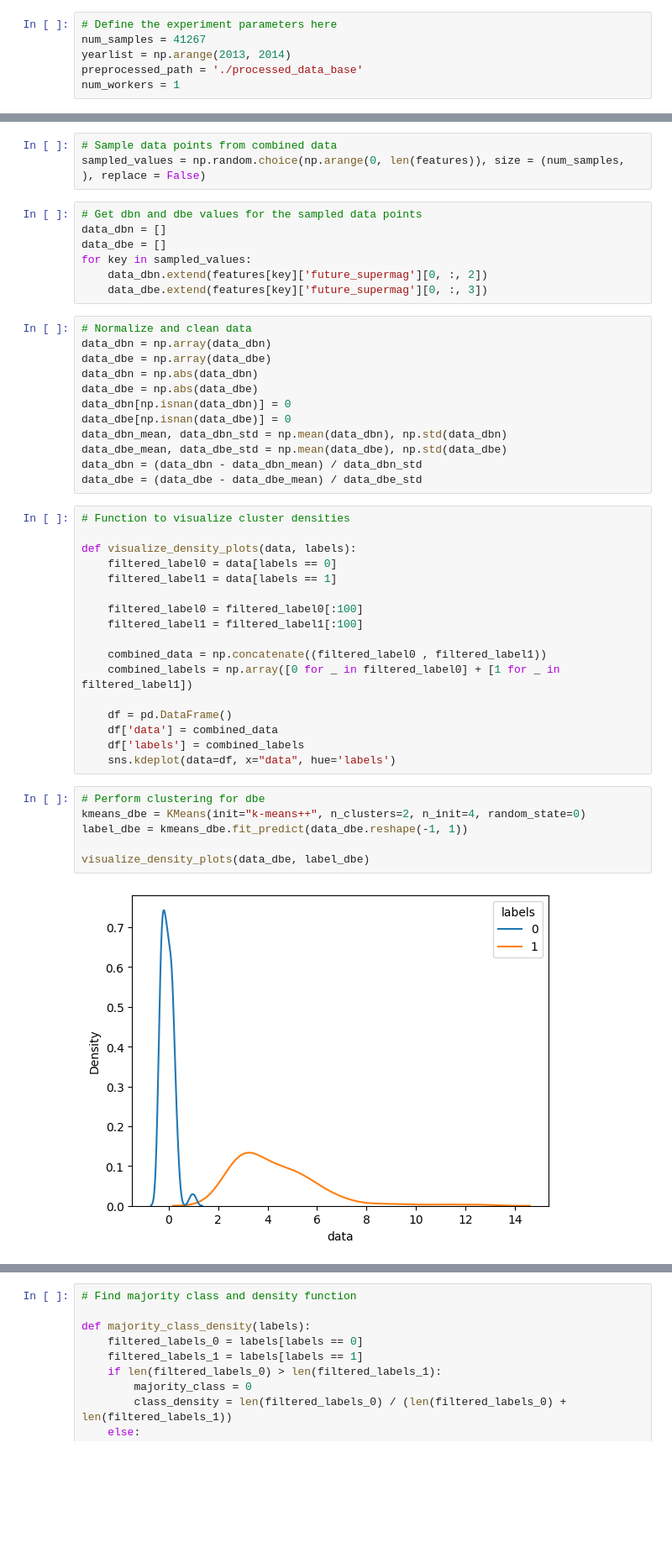
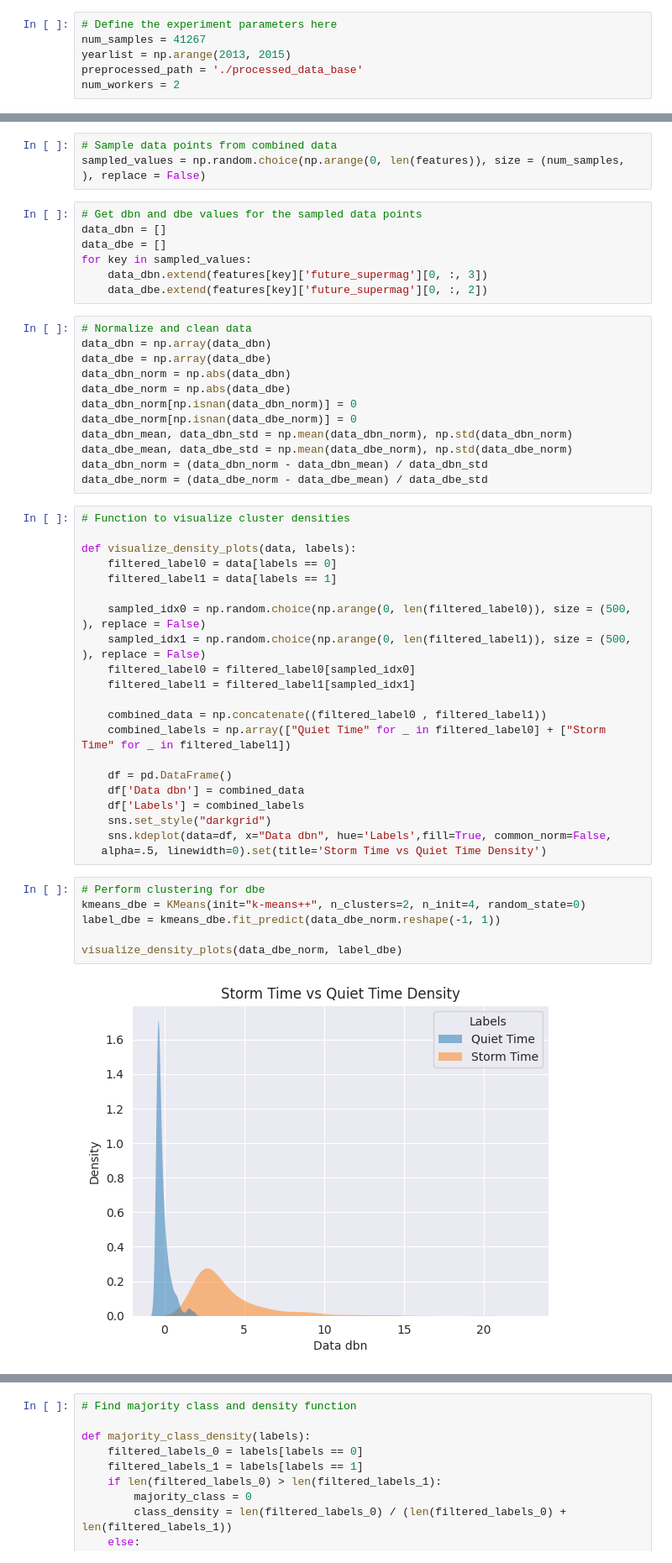
Before and after one commit to FrontierDevelopmentLab/2024-HL-GeoCL, a Jupyter notebook: 2020-FDL-X-Geo/Assign_density_labels.ipynb, the cells around one changed output, grey strips where cells are left out. Shown at 84% size. Saved outputs shown, nothing was run; the diff lists cells and outputs as text; blank space fills up the shorter version.

```diff
--- a/2020-FDL-X-Geo/Assign_density_labels.ipynb
+++ b/2020-FDL-X-Geo/Assign_density_labels.ipynb
@@ -10,9 +11,9 @@ from tqdm.contrib.concurrent import process_map
 # %%
 # Define the experiment parameters here
 num_samples = 41267
-yearlist = np.arange(2013, 2014)
+yearlist = np.arange(2013, 2015)
 preprocessed_path = './processed_data_base'
-num_workers = 1
+num_workers = 2
 # %%
 # Load and combine files
 features = []
@@ -27,20 +28,20 @@ sampled_values = np.random.choice(np.arange(0, len(features)), size = (num_sampl
 data_dbn = []
 data_dbe = []
 for key in sampled_values:
-    data_dbn.extend(features[key]['future_supermag'][0, :, 2])
-    data_dbe.extend(features[key]['future_supermag'][0, :, 3])
+    data_dbn.extend(features[key]['future_supermag'][0, :, 3])
+    data_dbe.extend(features[key]['future_supermag'][0, :, 2])
 # %%
 # Normalize and clean data
 data_dbn = np.array(data_dbn)
 data_dbe = np.array(data_dbe)
-data_dbn = np.abs(data_dbn)
-data_dbe = np.abs(data_dbe)
-data_dbn[np.isnan(data_dbn)] = 0
-data_dbe[np.isnan(data_dbe)] = 0
-data_dbn_mean, data_dbn_std = np.mean(data_dbn), np.std(data_dbn)
-data_dbe_mean, data_dbe_std = np.mean(data_dbe), np.std(data_dbe)
-data_dbn = (data_dbn - data_dbn_mean) / data_dbn_std
-data_dbe = (data_dbe - data_dbe_mean) / data_dbe_std
+data_dbn_norm = np.abs(data_dbn)
+data_dbe_norm = np.abs(data_dbe)
+data_dbn_norm[np.isnan(data_dbn_norm)] = 0
+data_dbe_norm[np.isnan(data_dbe_norm)] = 0
+data_dbn_mean, data_dbn_std = np.mean(data_dbn_norm), np.std(data_dbn_norm)
+data_dbe_mean, data_dbe_std = np.mean(data_dbe_norm), np.std(data_dbe_norm)
+data_dbn_norm = (data_dbn_norm - data_dbn_mean) / data_dbn_std
+data_dbe_norm = (data_dbe_norm - data_dbe_mean) / data_dbe_std
 # %%
 # Function to visualize cluster densities
 
@@ -48,24 +49,28 @@ def visualize_density_plots(data, labels):
     filtered_label0 = data[labels == 0]
     filtered_label1 = data[labels == 1]
 
-    filtered_label0 = filtered_label0[:100]
-    filtered_label1 = filtered_label1[:100]
+    sampled_idx0 = np.random.choice(np.arange(0, len(filtered_label0)), size = (500, ), replace = False)
+    sampled_idx1 = np.random.choice(np.arange(0, len(filtered_label1)), size = (500, ), replace = False)
+    filtered_label0 = filtered_label0[sampled_idx0]
+    filtered_label1 = filtered_label1[sampled_idx1]
 
     combined_data = np.concatenate((filtered_label0 , filtered_label1))
-    combined_labels = np.array([0 for _ in filtered_label0] + [1 for _ in filtered_label1])
+    combined_labels = np.array(["Quiet Time" for _ in filtered_label0] + ["Storm Time" for _ in filtered_label1])
 
     df = pd.DataFrame()
-    df['data'] = combined_data
-    df['labels'] = combined_labels
-    sns.kdeplot(data=df, x="data", hue='labels')
+    df['Data dbn'] = combined_data
+    df['Labels'] = combined_labels
+    sns.set_style("darkgrid")
+    sns.kdeplot(data=df, x="Data dbn", hue='Labels',fill=True, common_norm=False,
+   alpha=.5, linewidth=0).set(title='Storm Time vs Quiet Time Density')
 # %%
 # Perform clustering for dbe
 kmeans_dbe = KMeans(init="k-means++", n_clusters=2, n_init=4, random_state=0)
-label_dbe = kmeans_dbe.fit_predict(data_dbe.reshape(-1, 1))
+label_dbe = kmeans_dbe.fit_predict(data_dbe_norm.reshape(-1, 1))
 
-visualize_density_plots(data_dbe, label_dbe)
+visualize_density_plots(data_dbe_norm, label_dbe)
 # %% [output]
-[figure, old version]
+[figure, new version]
 # %%
 # Perform clustering for dbn
 kmeans_dbn = KMeans(init="k-means++", n_clusters=2, n_init=4, random_state=0)
```
Also changed, not shown: parts of 8 cells of this notebook.
